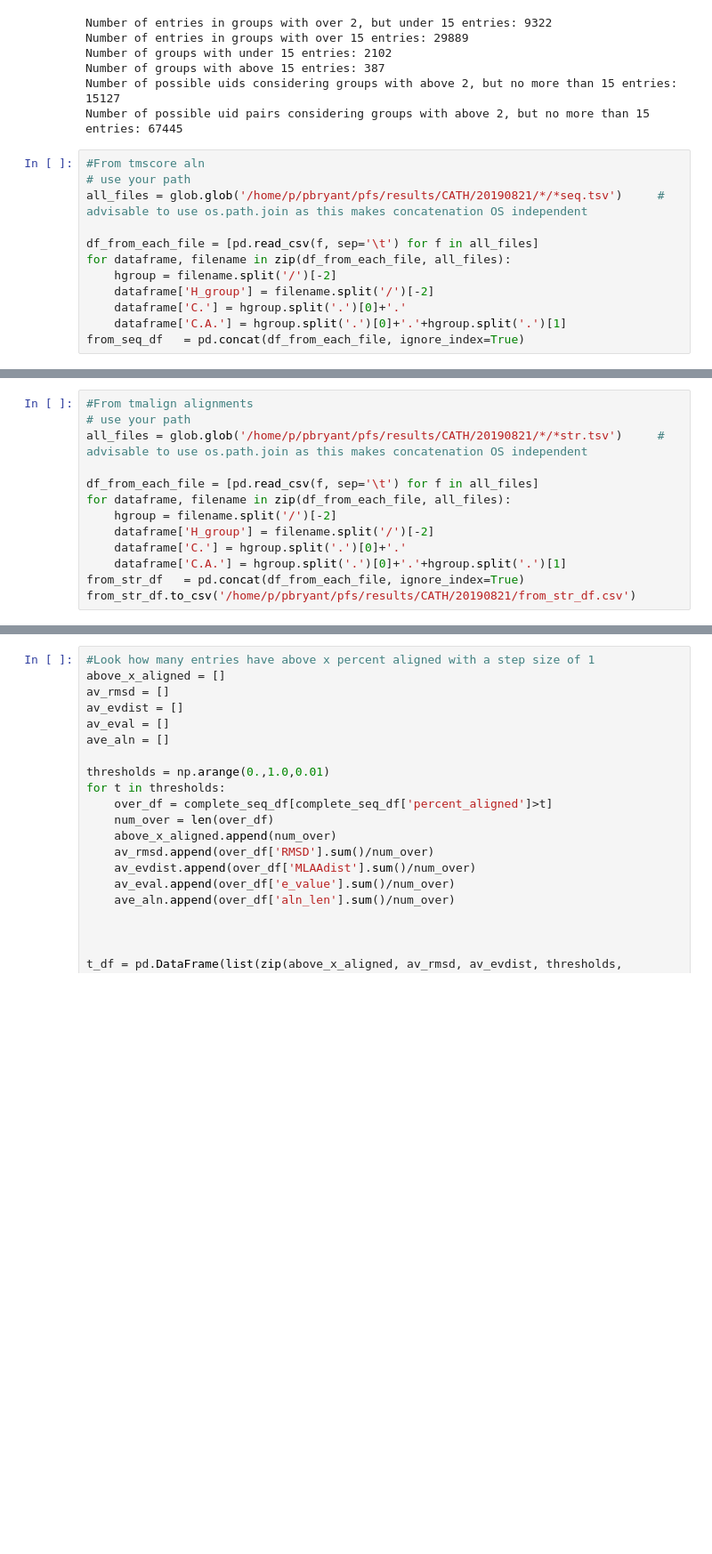
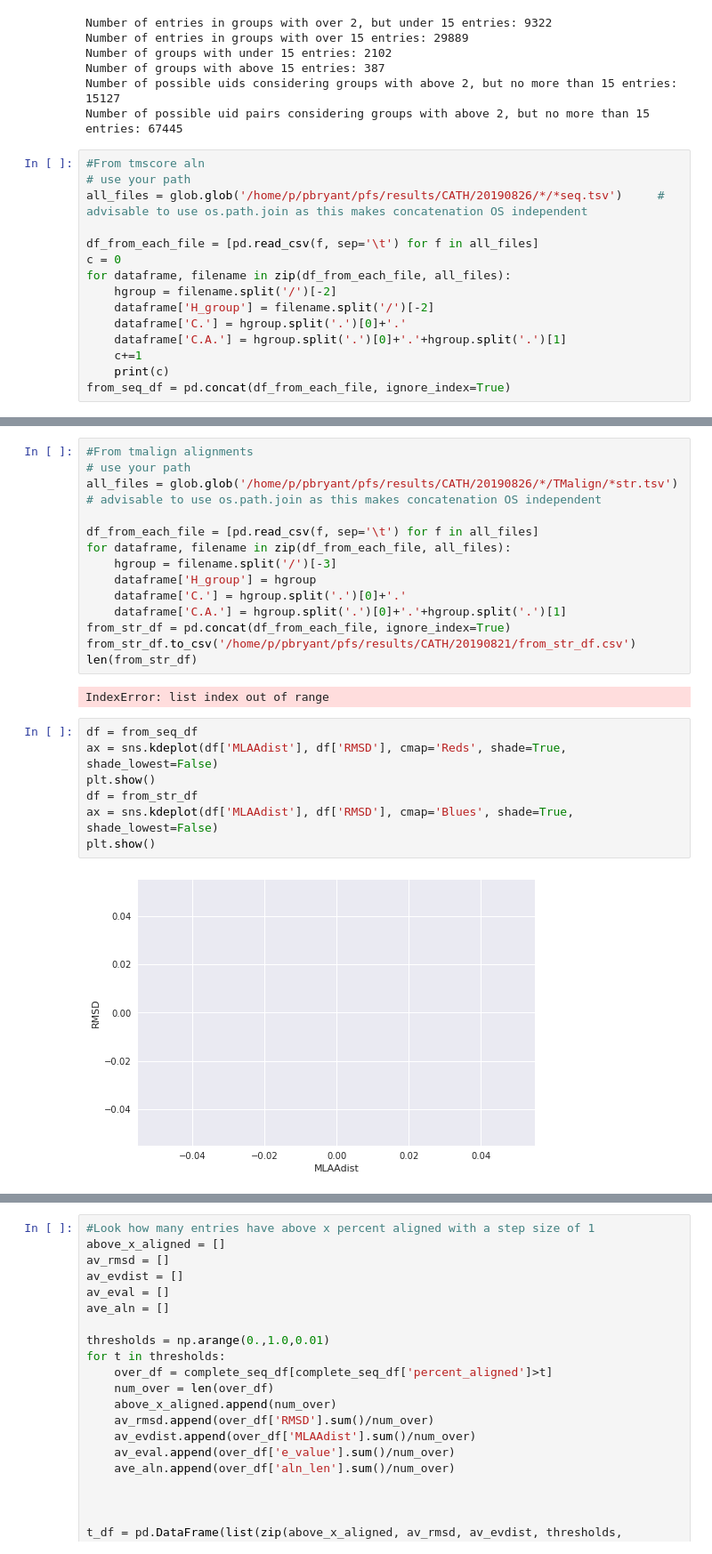
Before and after one commit to patrickbryant1/basic_scilife_scripts, a Jupyter notebook: visual/visual_workflow4.ipynb, the cells around one changed output, grey strips where cells are left out. Shown at 89% size. Cells and saved outputs as stored; diff of their text form; blank space fills up the shorter version.

```diff
--- a/visual/visual_workflow4.ipynb
+++ b/visual/visual_workflow4.ipynb
@@ -202,12 +196,15 @@ Number of possible uid pairs considering groups with above 2, but no more than 1
 # %%
 #From tmscore aln
 # use your path
-all_files = glob.glob('/home/p/pbryant/pfs/results/CATH/20190821/*/*seq.tsv')     # advisable to use os.path.join as this makes concatenation OS independent
+all_files = glob.glob('/home/p/pbryant/pfs/results/CATH/20190826/*/*seq.tsv')     # advisable to use os.path.join as this makes concatenation OS independent
 
 df_from_each_file = [pd.read_csv(f, sep='\t') for f in all_files]
+c = 0
 for dataframe, filename in zip(df_from_each_file, all_files):
     hgroup = filename.split('/')[-2]
     dataframe['H_group'] = filename.split('/')[-2]
     dataframe['C.'] = hgroup.split('.')[0]+'.'
     dataframe['C.A.'] = hgroup.split('.')[0]+'.'+hgroup.split('.')[1]
-from_seq_df   = pd.concat(df_from_each_file, ignore_index=True)
+    c+=1
+    print(c)
+from_seq_df = pd.concat(df_from_each_file, ignore_index=True)
@@ -219,13 +234,25 @@ len(from_seq_df)
 # %%
 #From tmalign alignments
 # use your path
-all_files = glob.glob('/home/p/pbryant/pfs/results/CATH/20190821/*/*str.tsv')     # advisable to use os.path.join as this makes concatenation OS independent
+all_files = glob.glob('/home/p/pbryant/pfs/results/CATH/20190826/*/TMalign/*str.tsv')     # advisable to use os.path.join as this makes concatenation OS independent
 
 df_from_each_file = [pd.read_csv(f, sep='\t') for f in all_files]
 for dataframe, filename in zip(df_from_each_file, all_files):
-    hgroup = filename.split('/')[-2]
-    dataframe['H_group'] = filename.split('/')[-2]
+    hgroup = filename.split('/')[-3]
+    dataframe['H_group'] = hgroup
     dataframe['C.'] = hgroup.split('.')[0]+'.'
     dataframe['C.A.'] = hgroup.split('.')[0]+'.'+hgroup.split('.')[1]
-from_str_df   = pd.concat(df_from_each_file, ignore_index=True)
+from_str_df = pd.concat(df_from_each_file, ignore_index=True)
 from_str_df.to_csv('/home/p/pbryant/pfs/results/CATH/20190821/from_str_df.csv')
+len(from_str_df)
+# %% [output]
+IndexError: list index out of range
+# %%
+df = from_seq_df
+ax = sns.kdeplot(df['MLAAdist'], df['RMSD'], cmap='Reds', shade=True, shade_lowest=False)
+plt.show()
+df = from_str_df
+ax = sns.kdeplot(df['MLAAdist'], df['RMSD'], cmap='Blues', shade=True, shade_lowest=False)
+plt.show()
+# %% [output]
+[figure, added]
```
Also changed, not shown: parts of 17 cells of this notebook, 1 other file.
